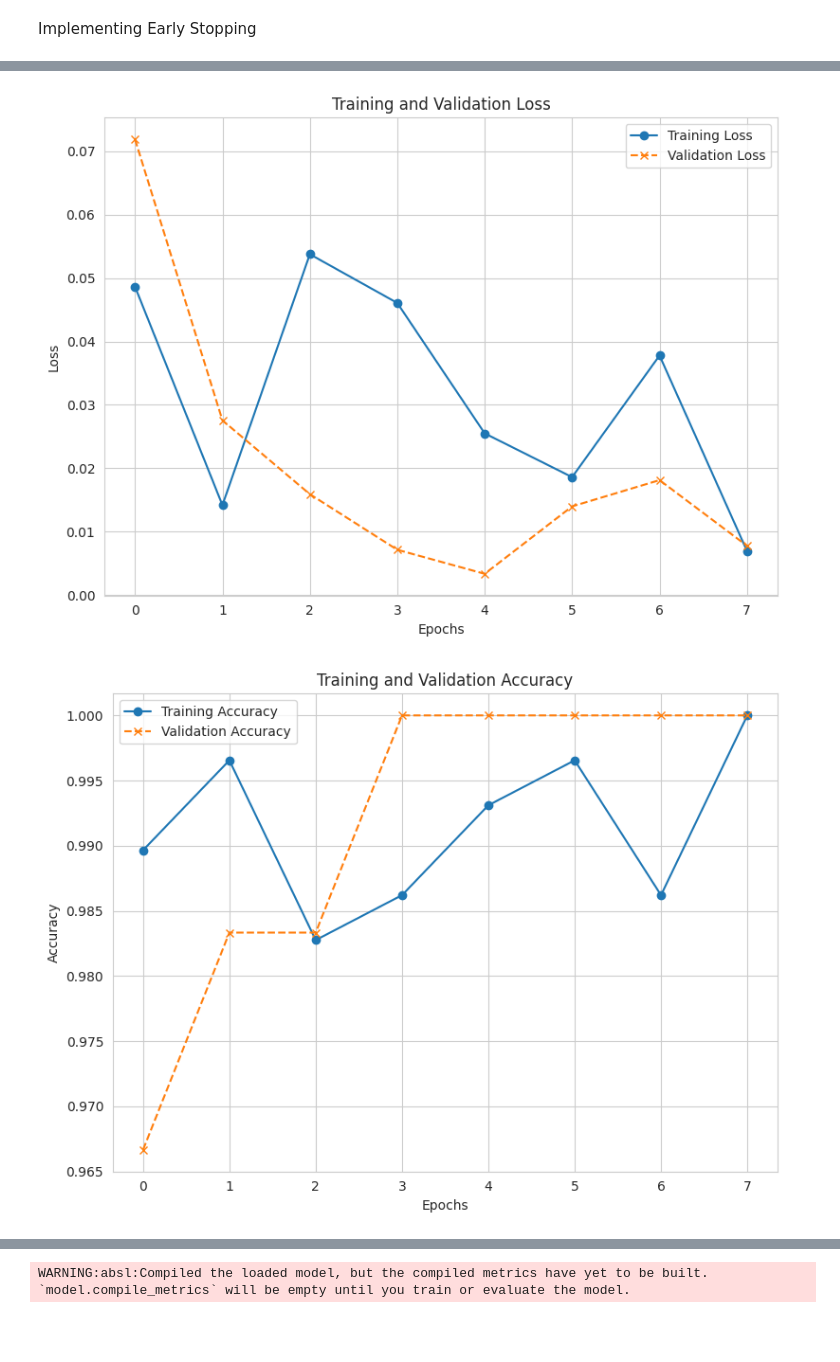
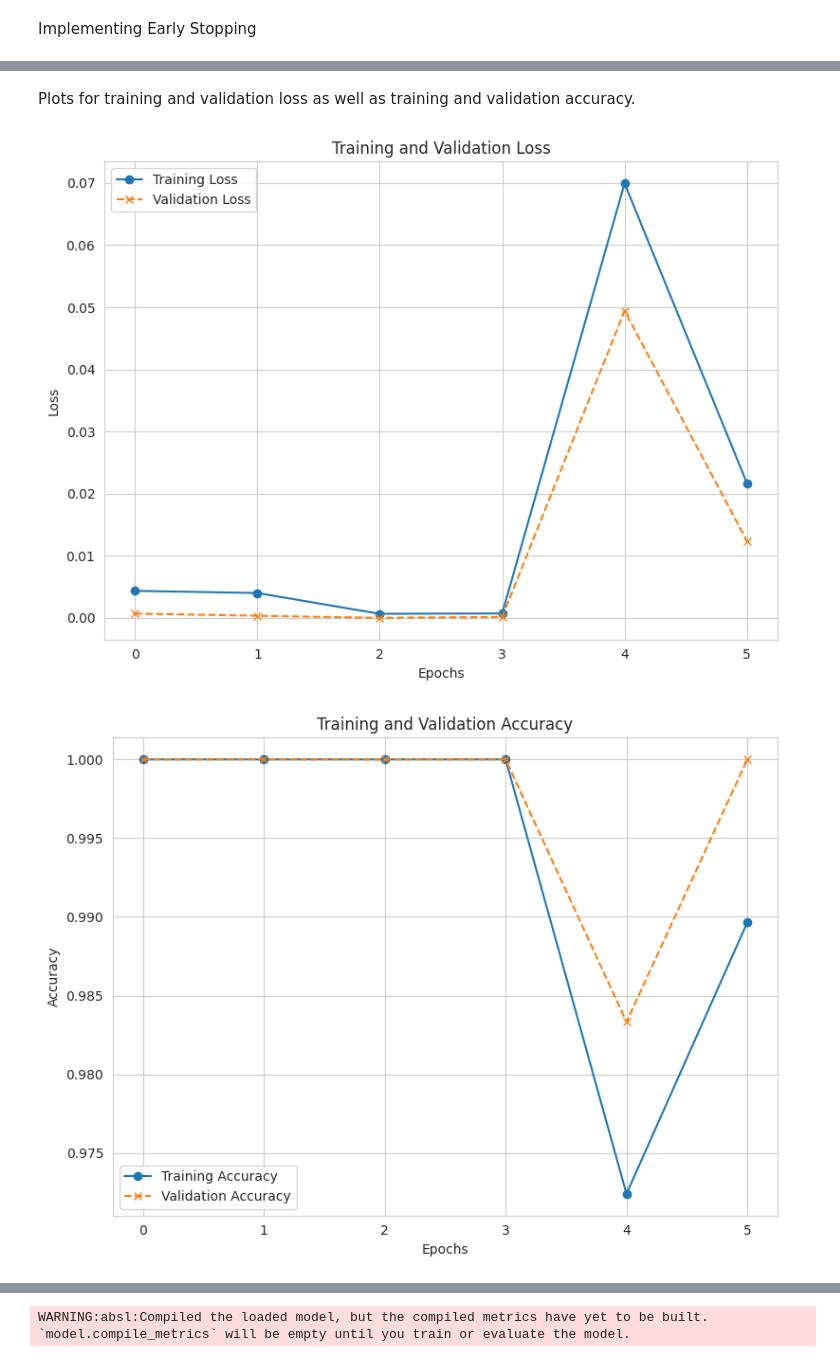
Before and after one commit to BeeBeeBethC/PP5-Cherry-Leaves, a Jupyter notebook: jupyter_notebooks/05-Model_Creation_and_Evaluation.ipynb, the cells around one changed output, grey strips where cells are left out. Drawn from its saved outputs; the diff is of its cells as text; code cells hidden in the pictures; blank space fills up the shorter version.

```diff
--- a/jupyter_notebooks/05-Model_Creation_and_Evaluation.ipynb
+++ b/jupyter_notebooks/05-Model_Creation_and_Evaluation.ipynb
@@ -34,8 +71,3 @@ from tensorflow.keras.models import Sequential
 from tensorflow.keras.layers import Activation, Dropout, Flatten, Dense, Conv2D, MaxPooling2D
 # %% [markdown]
 Image Shapes Declaration
-# %%
-import joblib
-version = 'v6'
-image_shape = joblib.load(filename=f"outputs/{version}/image_shape_1.pkl")
-image_shape
@@ -54,0 +109,30 @@ print(class_indices)
+# %%
+import os
+import pickle
+
+# Settings
+file_path = '/workspaces/PP5-Cherry-Leaves/outputs'  # Same directory
+file_prefix = 'class_indices'
+file_extension = '.pkl'
+
+# Get list of all matching pickle files
+existing_files = [
+    f for f in os.listdir(file_path)
+    if f.startswith(file_prefix + '_') and f.endswith(file_extension)
+]
+
+if not existing_files:
+    raise FileNotFoundError("❌ No class_indices pickle files found!")
+
+# Sort files by number suffix (e.g., class_indices_1.pkl → 1)
+existing_files.sort(key=lambda x: int(x[len(file_prefix) + 1:-len(file_extension)]))
+
+# Load the most recent one
+latest_file = existing_files[-1]
+latest_path = os.path.join(file_path, latest_file)
+
+with open(latest_path, 'rb') as f:
+    class_indices = pickle.load(f)
+
+print(f"✅ Loaded class indices from: {latest_path}")
+print("Class Indices:", class_indices)
@@ -188,40 +276,42 @@ Epoch 8/25
+# %% [markdown]
+Plots for training and validation loss as well as training and validation accuracy.
 # %%
 import os
 import matplotlib.pyplot as plt
 import seaborn as sns
 import pandas as pd
 
-# Create a new directory to save the plots, inside 'outputs/v8/'
-plots_dir = 'outputs/v8/training_plots'
+# Create a new directory to save the plots, inside 'outputs'
+plots_dir = 'outputs/training_plots'
 os.makedirs(plots_dir, exist_ok=True)  # Create the directory if it doesn't exist
 
 # Get the training history
 history = model.history.history
 
 # Plot 1: Loss vs. Validation Loss
 plt.figure(figsize=(8, 6))
 sns.set_style("whitegrid")
 plt.plot(history['loss'], label='Training Loss', linestyle='-', marker='o')
 plt.plot(history['val_loss'], label='Validation Loss', linestyle='--', marker='x')
 plt.title("Training and Validation Loss")
 plt.xlabel("Epochs")
 plt.ylabel("Loss")
 plt.legend()
 plt.tight_layout()
 plt.savefig(f'{plots_dir}/model_training_loss.png', bbox_inches='tight', dpi=150)
 plt.show()
 
 # Plot 2: Accuracy vs. Validation Accuracy
 plt.figure(figsize=(8, 6))
 plt.plot(history['accuracy'], label='Training Accuracy', linestyle='-', marker='o')
 plt.plot(history['val_accuracy'], label='Validation Accuracy', linestyle='--', marker='x')
 plt.title("Training and Validation Accuracy")
 plt.xlabel("Epochs")
 plt.ylabel("Accuracy")
 plt.legend()
 plt.tight_layout()
 plt.savefig(f'{plots_dir}/model_training_accuracy.png', bbox_inches='tight', dpi=150)
 plt.show()
 # %% [output]
-[figure, old version]
+[figure, new version]
-[figure, old version]
+[figure, new version]
```
Also changed, not shown: parts of 33 cells of this notebook, 8 other files.
